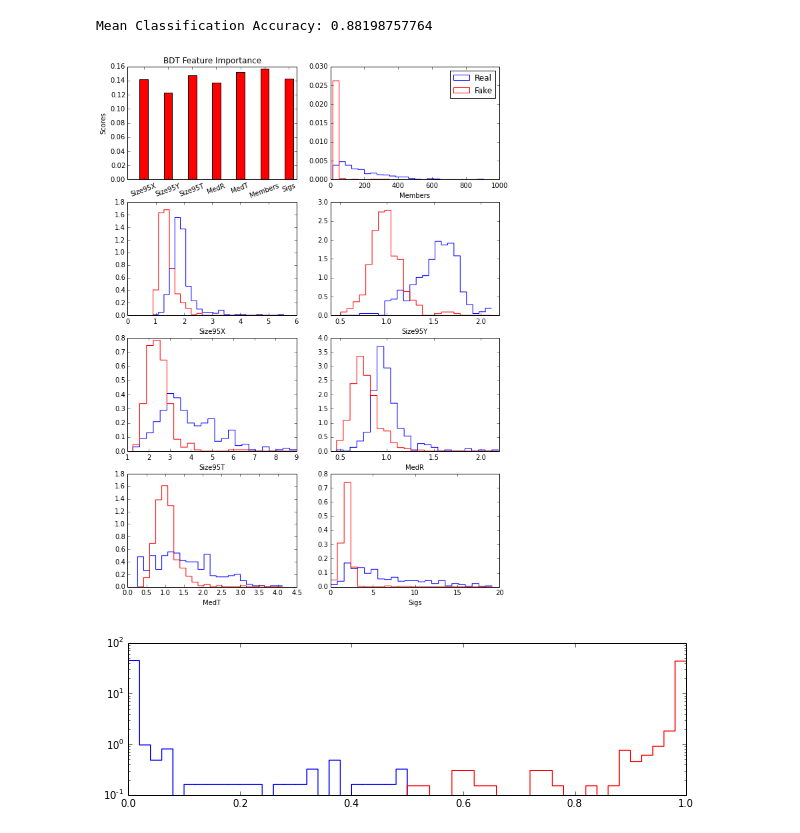
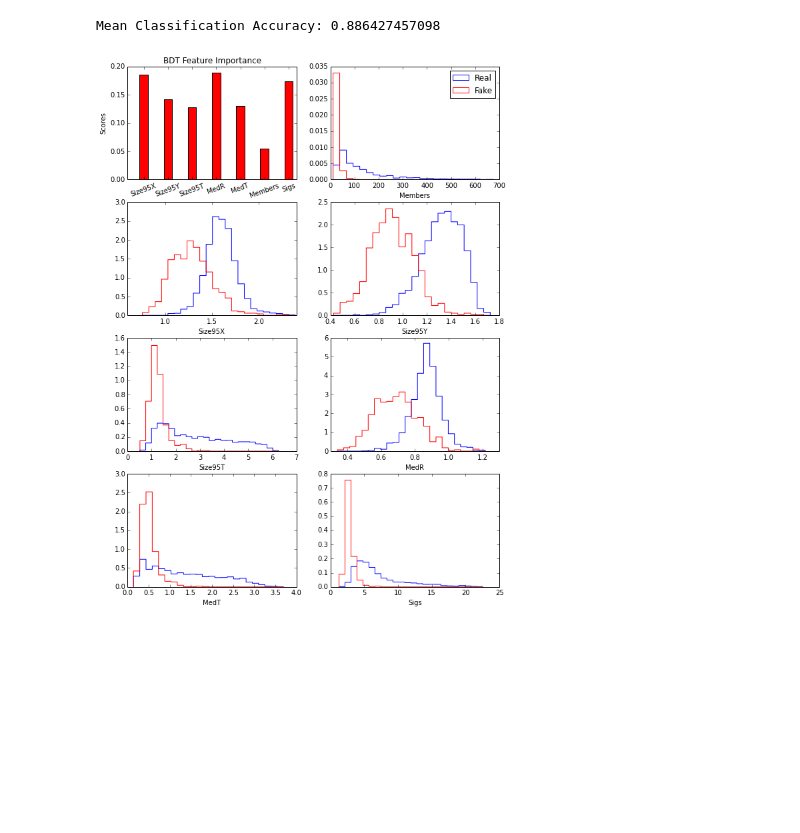
Before and after one commit to erccarls/time_var, a Jupyter notebook: Time_Var_DBSCAN/BDT.ipynb, the cells around one changed output. Cells and saved outputs as stored; diff of their text form; code cells hidden in the pictures; blank space fills up the shorter version.

```diff
--- a/Time_Var_DBSCAN/BDT.ipynb
+++ b/Time_Var_DBSCAN/BDT.ipynb
@@ -100,12 +133,10 @@ plt.savefig('sim_patch.png')
 # %%
 
 import MCSTATS
-a = 2.
-mcSims =((X,Y,T),)
-mcSims2 = ((X2,Y2,T2),)
+a = 1.
 reload(MCSTATS)
 expBG     = dens*np.pi*r_68**2 * (2*a/sizeT) # expected number of events in a cylinder of height 2a
-nMin = expBG + 3*np.sqrt(expBG)
+nMin = expBG + 5*np.sqrt(expBG)
 if nMin<3.: nMin=3 # If the number of events is less than three, DBSCAN won't work very well....
 
 
@@ -115,6 +146,3 @@ if nMin<3.: nMin=3 # If the number of events is less than three, DBSCAN won't wo
 #    scan = MCSTATS.DBSCAN_Compute_Clusters(mcSims, eps=r_68, timeScale=a, min_samples=nMin, numProcs=numProcs,sigMethod='isotropic',inner=1.25, outer=2.0,plot=False,BGDensity=dens,TotalTime = sizeT)
 
 %time scan = MCSTATS.DBSCAN_Compute_Clusters(mcSims, eps=r_68, timeScale=a, min_samples=nMin, numProcs=numProcs,sigMethod='isotropic',inner=1.25, outer=2.0,plot=False,BGDensity=dens,TotalTime = sizeT)
-scan2 = MCSTATS.DBSCAN_Compute_Clusters(mcSims2, eps=r_68, timeScale=a, min_samples=nMin, numProcs=numProcs,sigMethod='isotropic',inner=1.25, outer=2.0,plot=False,BGDensity=dens,TotalTime = sizeT)
-scan = scan[0]
-scan2 = scan2[0]
@@ -182,55 +200,64 @@ Detected: 308 ,ND >20 Photons: 51 ,Unidentified Detected Clusters: 336
 # %%
+# Make list with half sims going to training and half going to testing
+X,Y = [[],[],[],[],[],[],[]],  [[],[],[],[],[],[],[]]
+for i in range(len(scan)):
+    s = scan[i]
+    sample = (s.Size95X,s.Size95Y,s.Size95T,s.MedR,s.MedT, s.Members, s.Sigs)
+    for k in range(len(sample)):
+        X[k] = np.append(X[k], sample[k]) # Nsamples x NFeatures
+    Y = np.append(Y,(np.array(identities[i]) !=-1).astype(int)) # flag all identified clusters as signal and all others as background
+
+
+
+cut = int(np.shape(X)[1]/2.)
+X_train,Y_train = np.transpose(np.array(X)[::,:cut]),Y[:cut] # Training samples
+X_test,Y_test = np.transpose(np.array(X)[::,cut:]),Y[cut:]   # BG samples
+
+# Load BDT algorithms
 from sklearn.ensemble import GradientBoostingClassifier
-
-X_train = np.transpose((scan.Size95X,scan.Size95Y,scan.Size95T,scan.MedR,scan.MedT, scan.Members, scan.Sigs)) # Nsamples x NFeatures
-Y_train = (np.array(identities) !=-1).astype(int) # flag all identified clusters as signal and all others as background
-X_train_hold = X_train
-clf = GradientBoostingClassifier(n_estimators=500, learning_rate=1.0,max_depth=3, random_state=0).fit(X_train, Y_train)
+clf = GradientBoostingClassifier(n_estimators=501, learning_rate=1.0,max_depth=3, random_state=0).fit(X_train, Y_train)
 
 plt.figure(0,figsize=(10,14))
 plt.subplot(421)
 N = len(clf.feature_importances_)
 ind = np.arange(N)+0.5    # the x locations for the groups
 width = 0.35       # the width of the bars: can also be len(x) sequence
 plt.bar(ind, clf.feature_importances_,   width, color='r')
 plt.ylabel('Scores')
 plt.title('BDT Feature Importance')
 plt.xticks(ind+width/2., ('Size95X','Size95Y','Size95T','MedR','MedT','Members','Sigs') ,rotation=20)
 
 
-X_train = np.transpose((scan2.Size95X,scan2.Size95Y,scan2.Size95T,scan2.MedR,scan2.MedT, scan2.Members, scan2.Sigs)) # Nsamples x NFeatures
-Y_train = (np.array(identities2) !=-1).astype(int) # flag all identified clusters as signal and all others as background
+print "Mean Classification Accuracy:", clf.score(X_test, Y_test)
 
 
-print "Mean Classification Accuracy:", clf.score(X_train, Y_train)
-
-
-
-pred = clf.predict(X_train)
+pred = clf.predict(X_test)
 real  = np.where(pred==1)[0]
 fake = np.where(pred==0)[0]
 
 def PlotHist(real,fake,f,l,subplot):
     plt.subplot(4,2,subplot)
     plt.xlabel(l)
     plt.hist(f[real],bins=np.linspace(np.min(f),np.max(f),25),color='b',histtype='step',normed=True,label='Real')
     plt.hist(f[fake],bins=np.linspace(np.min(f),np.max(f),25),color='r',histtype='step',normed=True,label='Fake')
-PlotHist(real,fake,scan2.Members,'Members',2)
+
+X_test=np.transpose(X_test)
+PlotHist(real,fake,X_test[5],'Members',2)
 plt.legend()
-PlotHist(real,fake,scan2.Size95X,'Size95X',3)
-PlotHist(real,fake,scan2.Size95Y,'Size95Y',4)
-PlotHist(real,fake,scan2.Size95T,'Size95T',5)
-PlotHist(real,fake,scan2.MedR,'MedR',6)
-PlotHist(real,fake,scan2.MedT,'MedT',7)
-PlotHist(real,fake,scan2.Sigs,'Sigs',8)
+PlotHist(real,fake,X_test[0],'Size95X',3)
+PlotHist(real,fake,X_test[1],'Size95Y',4)
+PlotHist(real,fake,X_test[2],'Size95T',5)
+PlotHist(real,fake,X_test[3],'MedR',6)
+PlotHist(real,fake,X_test[4],'MedT',7)
+PlotHist(real,fake,X_test[6],'Sigs',8)
 
-plt.figure(1,figsize=(10,6))
-ax1 = plt.subplot2grid((2,1), (0,0), colspan=2)
-plt.hist(np.transpose(clf.predict_proba(X_train[real]))[0],bins=np.linspace(0,1,51),histtype='step',color='b',normed=True)
-plt.hist(np.transpose(clf.predict_proba(X_train[fake]))[0],bins=np.linspace(0,1,51),histtype='step',color='r',normed=True)
-plt.yscale('log')
+#plt.figure(1,figsize=(10,6))
+#ax1 = plt.subplot2grid((2,1), (0,0), colspan=2)
+#plt.hist(np.transpose(clf.predict_proba(np.transpose(X_test)[real]))[0],bins=np.linspace(0,1,51),histtype='step',color='b',normed=True)
+#plt.hist(np.transpose(clf.predict_proba(np.transpose(X_test)[fake]))[0],bins=np.linspace(0,1,51),histtype='step',color='r',normed=True)
+#plt.yscale('log')
+plt.savefig('bdt_hists.pdf')
 # %% [output]
-Mean Classification Accuracy: 0.88198757764
+Mean Classification Accuracy: 0.886427457098
-[figure, old version]
+[figure, new version]
-[figure, removed]
 # %%
```
Also changed, not shown: parts of 7 cells of this notebook, 42 other files.
